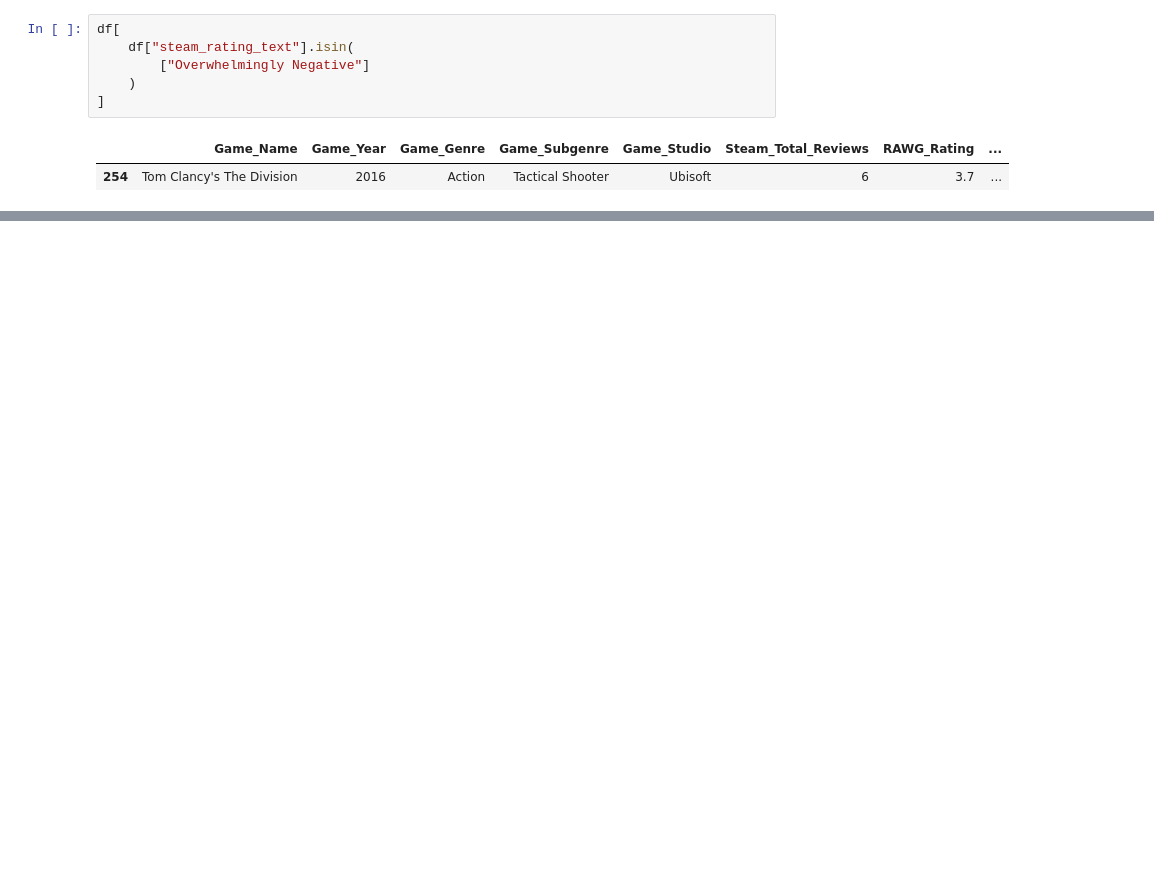
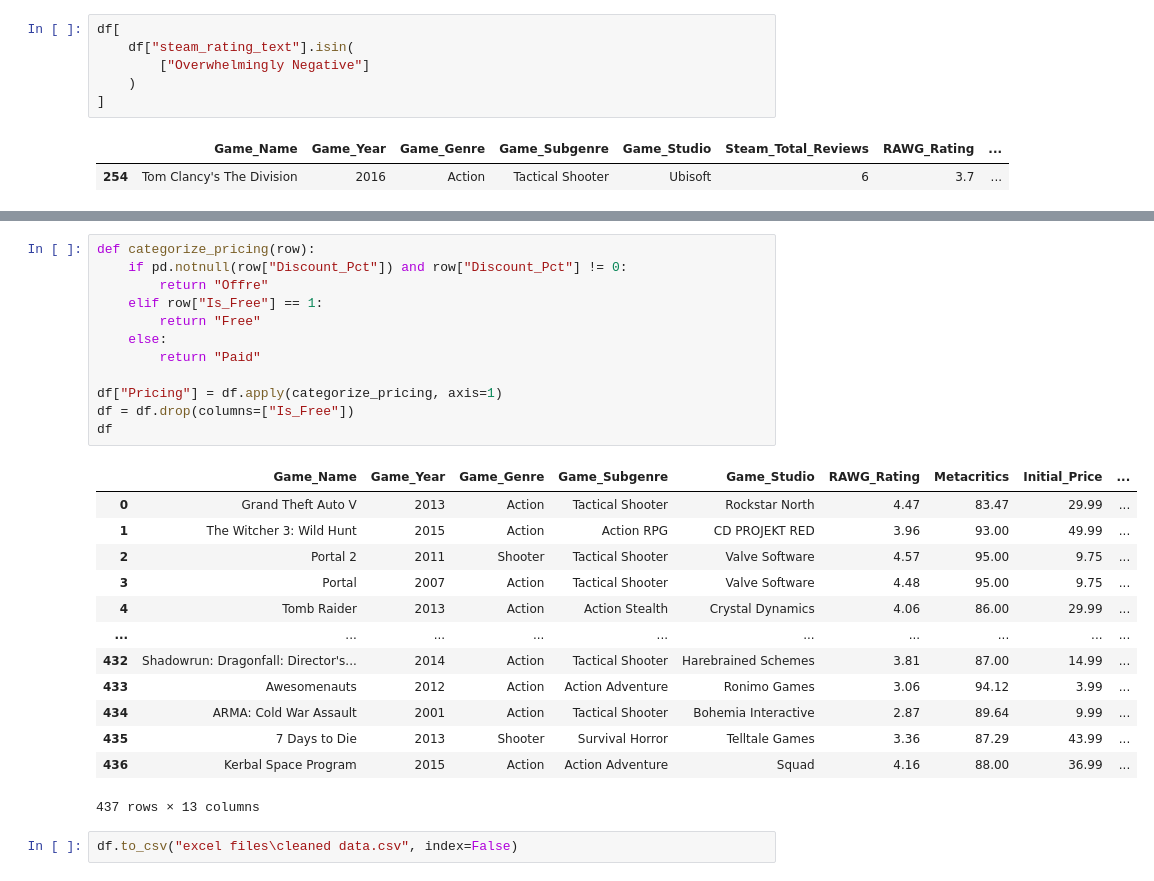
Before and after one commit to Ilyass02-S/Data-Science-Portfolio, a Jupyter notebook: cleaning data.ipynb, the cells around one changed output, grey strips where cells are left out. Saved outputs shown, nothing was run; the diff lists cells and outputs as text; blank space fills up the shorter version.

Commit message:
cleaning data and save excel files

```diff
--- a/cleaning data.ipynb
+++ b/cleaning data.ipynb
@@ -138,0 +218,28 @@ df[
+# %%
+def categorize_pricing(row):
+    if pd.notnull(row["Discount_Pct"]) and row["Discount_Pct"] != 0:
+        return "Offre"
+    elif row["Is_Free"] == 1:
+        return "Free"
+    else:
+        return "Paid"
+
+df["Pricing"] = df.apply(categorize_pricing, axis=1)
+df = df.drop(columns=["Is_Free"])
+df
+# %% [output]
+|  | Game_Name | Game_Year | Game_Genre | Game_Subgenre | Game_Studio | RAWG_Rating | Metacritics | Initial_Price | ... |
+| 0 | Grand Theft Auto V | 2013 | Action | Tactical Shooter | Rockstar North | 4.47 | 83.47 | 29.99 | ... |
+| 1 | The Witcher 3: Wild Hunt | 2015 | Action | Action RPG | CD PROJEKT RED | 3.96 | 93.00 | 49.99 | ... |
+| 2 | Portal 2 | 2011 | Shooter | Tactical Shooter | Valve Software | 4.57 | 95.00 | 9.75 | ... |
+| 3 | Portal | 2007 | Action | Tactical Shooter | Valve Software | 4.48 | 95.00 | 9.75 | ... |
+| 4 | Tomb Raider | 2013 | Action | Action Stealth | Crystal Dynamics | 4.06 | 86.00 | 29.99 | ... |
+| ... | ... | ... | ... | ... | ... | ... | ... | ... | ... |
+| 432 | Shadowrun: Dragonfall: Director's... | 2014 | Action | Tactical Shooter | Harebrained Schemes | 3.81 | 87.00 | 14.99 | ... |
+| 433 | Awesomenauts | 2012 | Action | Action Adventure | Ronimo Games | 3.06 | 94.12 | 3.99 | ... |
+| 434 | ARMA: Cold War Assault | 2001 | Action | Tactical Shooter | Bohemia Interactive | 2.87 | 89.64 | 9.99 | ... |
+| 435 | 7 Days to Die | 2013 | Shooter | Survival Horror | Telltale Games | 3.36 | 87.29 | 43.99 | ... |
+| 436 | Kerbal Space Program | 2015 | Action | Action Adventure | Squad | 4.16 | 88.00 | 36.99 | ... |
+437 rows × 13 columns
+# %%
+df.to_csv("excel files\cleaned data.csv", index=False)
```
Also changed, not shown: parts of 5 cells of this notebook, 1 other file.
